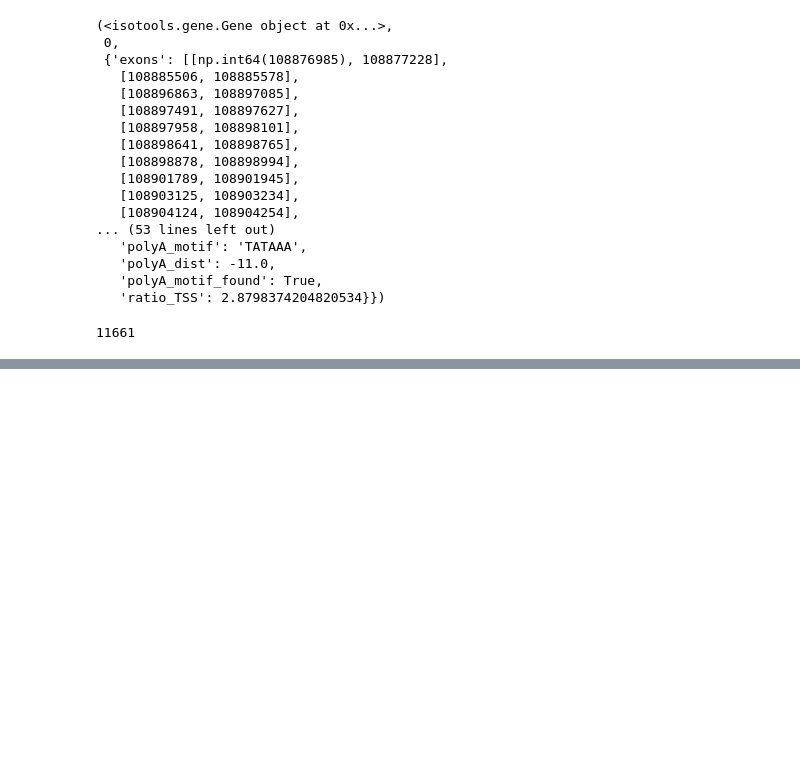
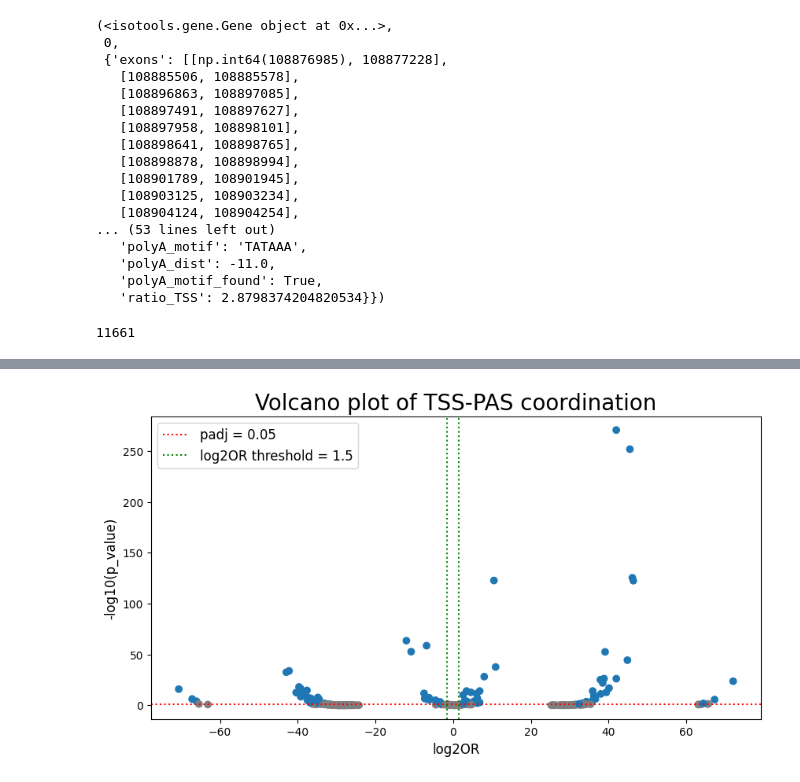
Before and after one commit to IceFreez3r/master-thesis, a Jupyter notebook: notebooks/IsoTools_coordination.ipynb, the cells around one changed output, grey strips where cells are left out. Cells and saved outputs as stored; diff of their text form; code cells hidden in the pictures; blank space fills up the shorter version.

```diff
--- a/notebooks/IsoTools_coordination.ipynb
+++ b/notebooks/IsoTools_coordination.ipynb
@@ -106,0 +188,4 @@ coordination_results
+# %%
+volcano_plot(coordination_results, tag="TSS-PAS coordination")
+# %% [output]
+[figure, added]
```
Also changed, not shown: parts of 6 cells of this notebook.
